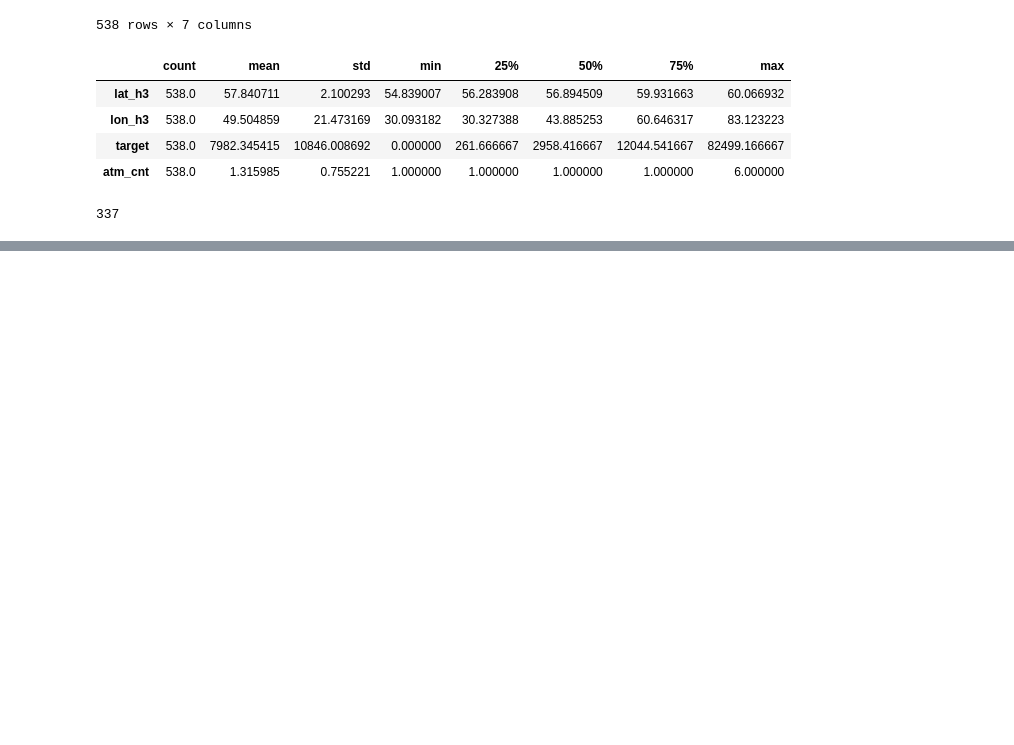
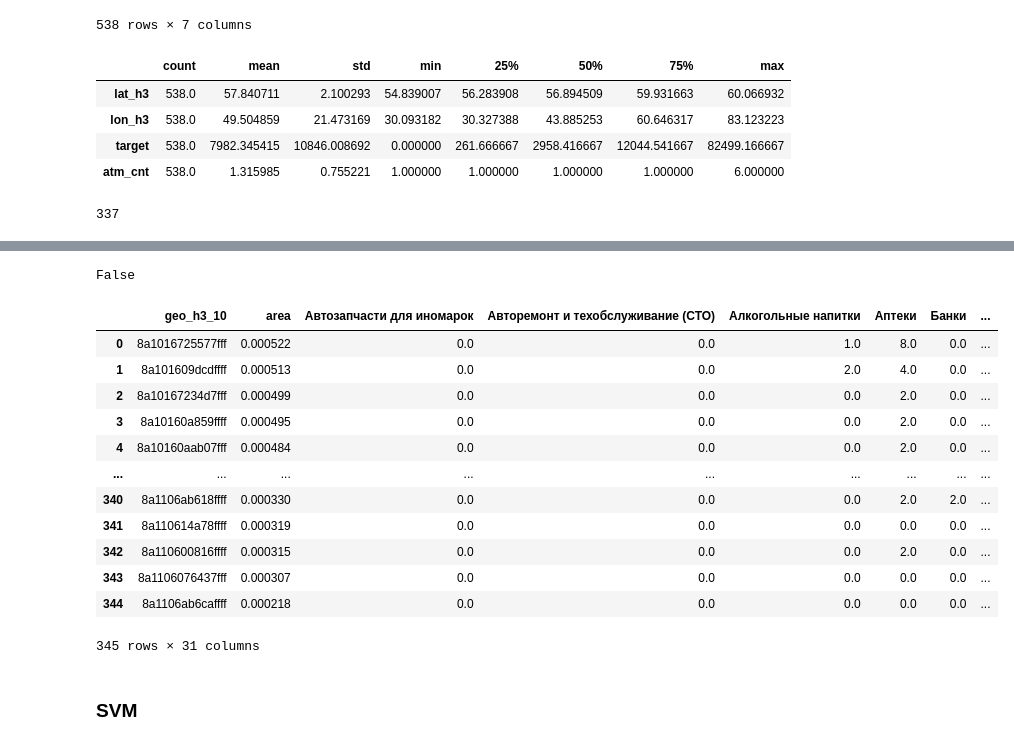
Before and after one commit to vladislav3112/alpha-bank-contest, a Jupyter notebook: result.ipynb, the cells around one changed output, grey strips where cells are left out. Saved outputs shown, nothing was run; the diff lists cells and outputs as text; code cells hidden in the pictures; blank space fills up the shorter version.

```diff
--- a/result.ipynb
+++ b/result.ipynb
@@ -367,0 +387,24 @@ df_final.to_csv("result_df.csv")
+# %%
+#print(len(df_with_target['geo_h3_10']))
+print(df_with_target['atm_category'].hasnans)
+df_with_target['stops_count'].fillna(0,inplace=True)
+df_with_target.drop(['city_x','city_y','lat_x','lon_x','lat_y','lon_y','lat_h3','lon_h3','score'], axis = 1,inplace=True)
+df_with_target
+#print(len(target_data['geo_h3_10']))
+# %% [output]
+False
+|  | geo_h3_10 | area | Автозапчасти для иномарок | Авторемонт и техобслуживание (СТО) | Алкогольные напитки | Аптеки | Банки | ... |
+| 0 | 8a1016725577fff | 0.000522 | 0.0 | 0.0 | 1.0 | 8.0 | 0.0 | ... |
+| 1 | 8a101609dcdffff | 0.000513 | 0.0 | 0.0 | 2.0 | 4.0 | 0.0 | ... |
+| 2 | 8a10167234d7fff | 0.000499 | 0.0 | 0.0 | 0.0 | 2.0 | 0.0 | ... |
+| 3 | 8a10160a859ffff | 0.000495 | 0.0 | 0.0 | 0.0 | 2.0 | 0.0 | ... |
+| 4 | 8a10160aab07fff | 0.000484 | 0.0 | 0.0 | 0.0 | 2.0 | 0.0 | ... |
+| ... | ... | ... | ... | ... | ... | ... | ... | ... |
+| 340 | 8a1106ab618ffff | 0.000330 | 0.0 | 0.0 | 0.0 | 2.0 | 2.0 | ... |
+| 341 | 8a110614a78ffff | 0.000319 | 0.0 | 0.0 | 0.0 | 0.0 | 0.0 | ... |
+| 342 | 8a110600816ffff | 0.000315 | 0.0 | 0.0 | 0.0 | 2.0 | 0.0 | ... |
+| 343 | 8a1106076437fff | 0.000307 | 0.0 | 0.0 | 0.0 | 0.0 | 0.0 | ... |
+| 344 | 8a1106ab6caffff | 0.000218 | 0.0 | 0.0 | 0.0 | 0.0 | 0.0 | ... |
+345 rows × 31 columns
+# %% [markdown]
+### SVM
```
Also changed, not shown: parts of 21 cells of this notebook, 4 other files.
